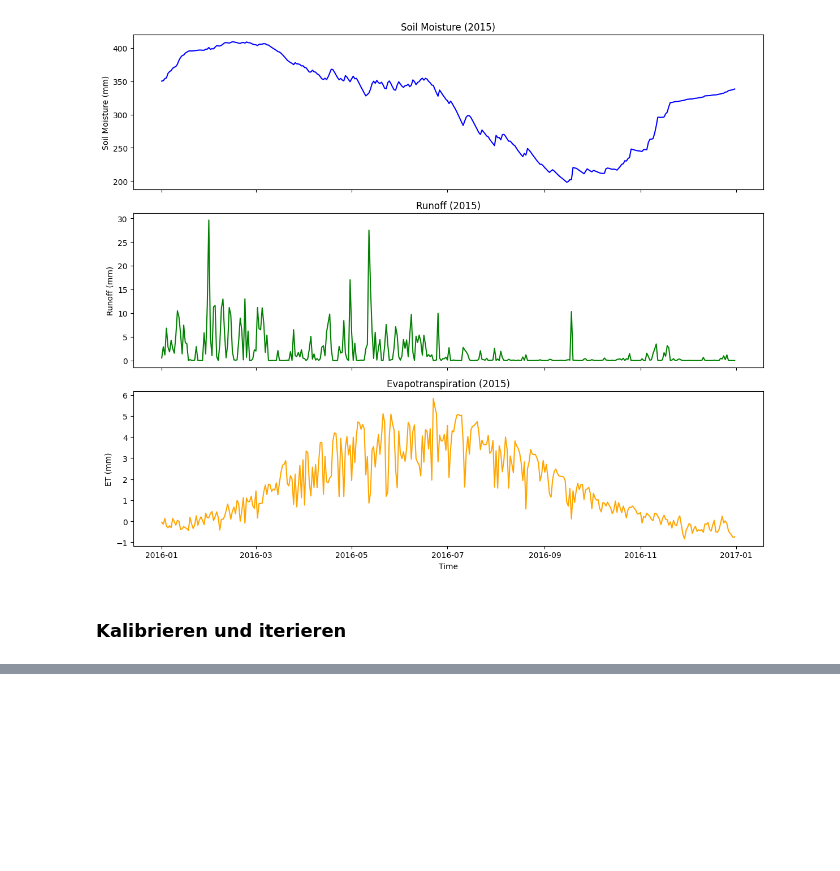
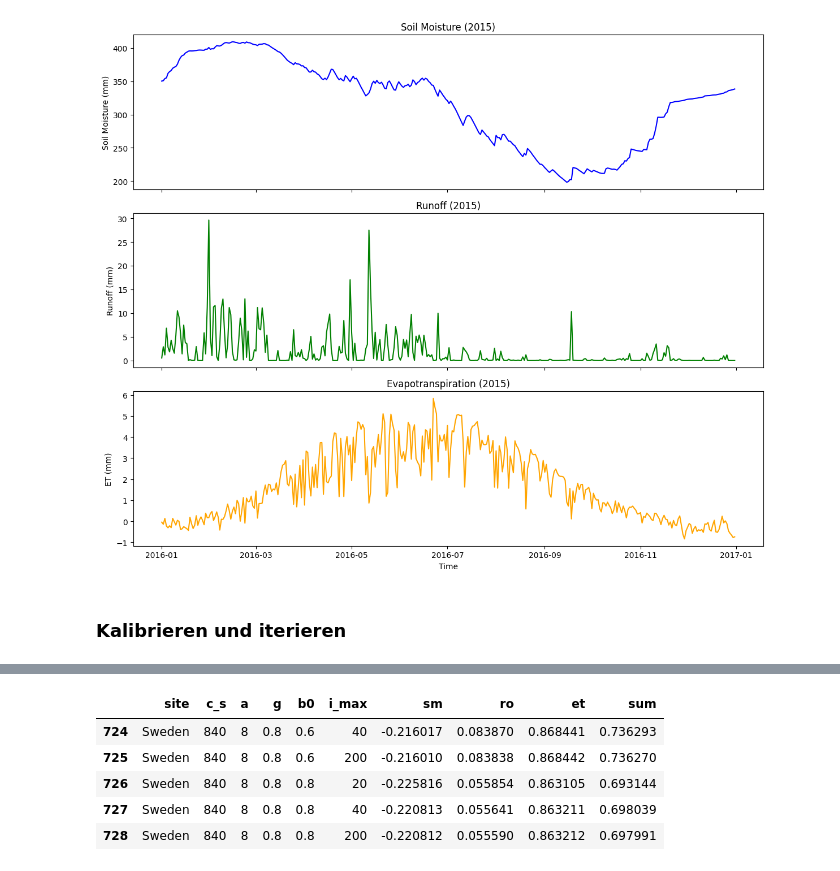
Before and after one commit to emorl/Earth-System-Modelling, a Jupyter notebook: surface_runoff_swbm_colab.ipynb, the cells around one changed output, grey strips where cells are left out. Saved outputs shown, nothing was run; the diff lists cells and outputs as text; code cells hidden in the pictures; blank space fills up the shorter version.

```diff
--- a/surface_runoff_swbm_colab.ipynb
+++ b/surface_runoff_swbm_colab.ipynb
@@ -228,0 +241,9 @@ df_results.to_csv("model_results_2008_2013.csv", index=False)
+# %%
+model_results.tail()
+# %% [output]
+|  | site | c_s | a | g | b0 | i_max | sm | ro | et | sum |
+| 724 | Sweden | 840 | 8 | 0.8 | 0.6 | 40 | -0.216017 | 0.083870 | 0.868441 | 0.736293 |
+| 725 | Sweden | 840 | 8 | 0.8 | 0.6 | 200 | -0.216010 | 0.083838 | 0.868442 | 0.736270 |
+| 726 | Sweden | 840 | 8 | 0.8 | 0.8 | 20 | -0.225816 | 0.055854 | 0.863105 | 0.693144 |
+| 727 | Sweden | 840 | 8 | 0.8 | 0.8 | 40 | -0.220813 | 0.055641 | 0.863211 | 0.698039 |
+| 728 | Sweden | 840 | 8 | 0.8 | 0.8 | 200 | -0.220812 | 0.055590 | 0.863212 | 0.697991 |
```
Also changed, not shown: parts of 6 cells of this notebook, 2 other files.
